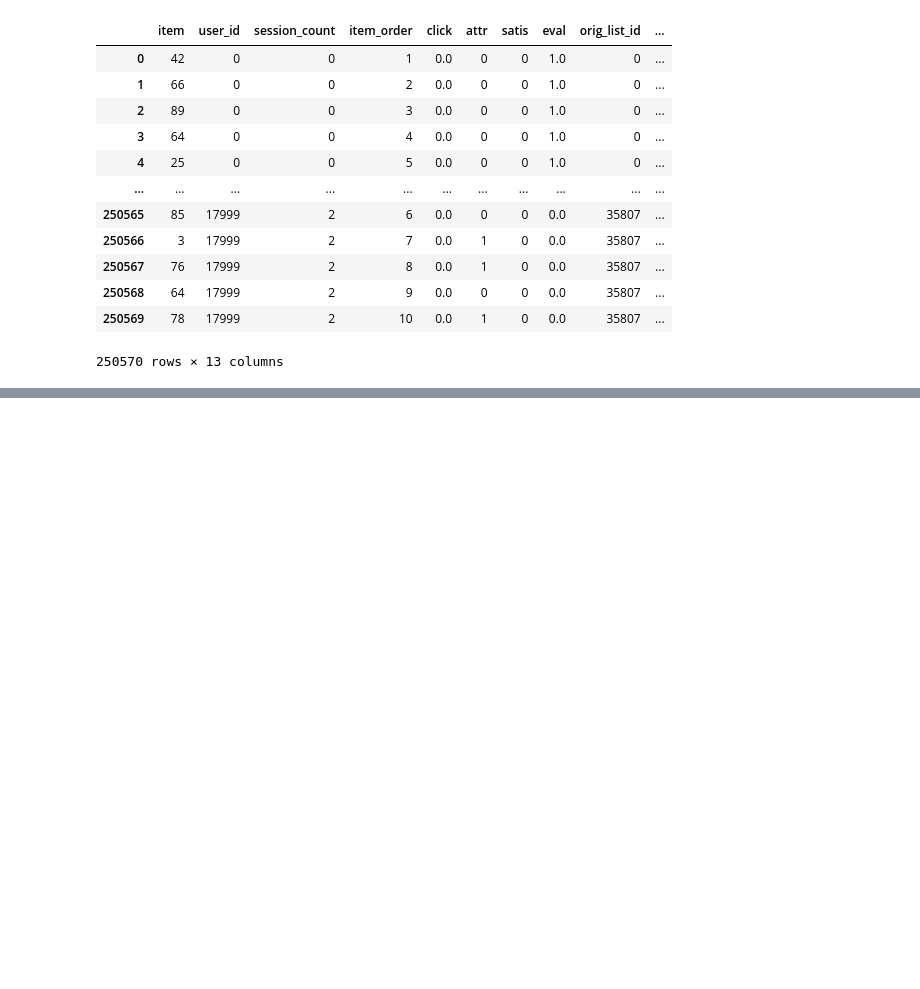
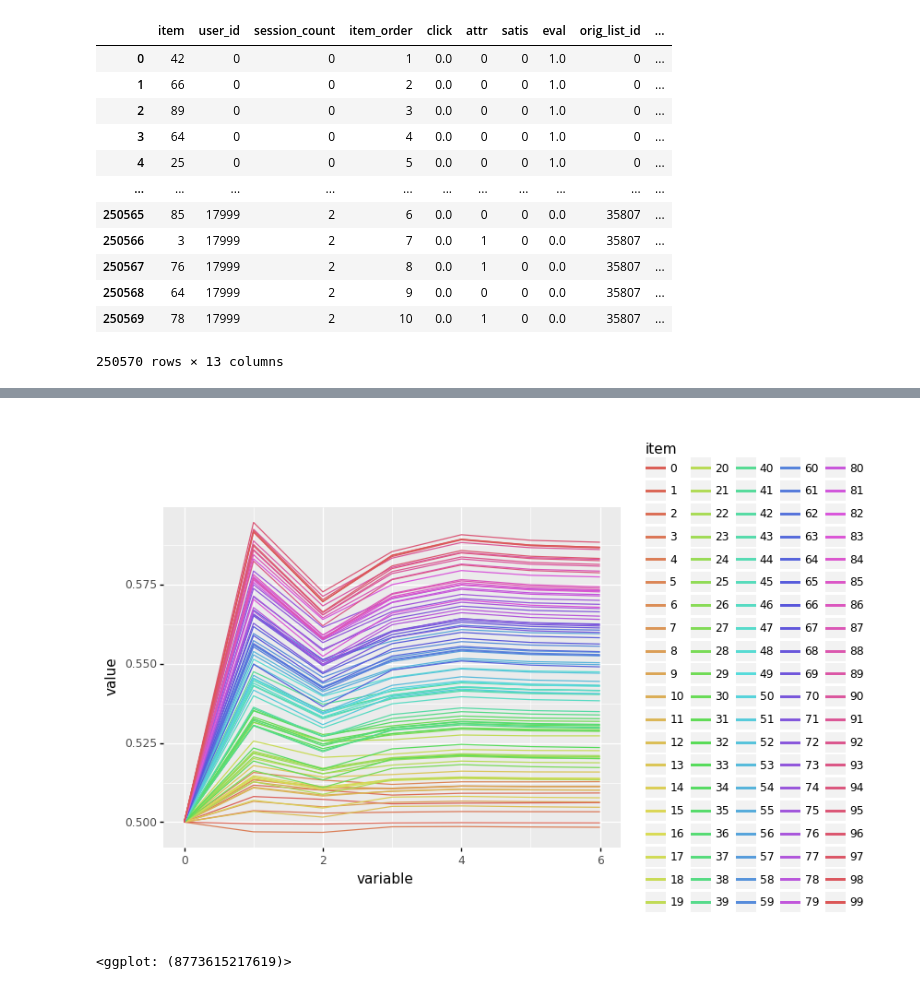
Before and after one commit to cornederuijtnw/GCM, a Jupyter notebook: jupyter notebooks/czm_fit_example.ipynb, the cells around one changed output, grey strips where cells are left out. Saved outputs shown, nothing was run; the diff lists cells and outputs as text; code cells hidden in the pictures; blank space fills up the shorter version.

```diff
--- a/jupyter notebooks/czm_fit_example.ipynb
+++ b/jupyter notebooks/czm_fit_example.ipynb
@@ -197,0 +192,26 @@ Running M-step ...
+# %%
+# Combine the results:
+phi_A_all = []
+phi_S_all = []
+gamma_all = []
+for param_val in res[1]:
+    phi_A_all.append(param_val['phi_A'].reshape(-1, 1))
+    phi_S_all.append(param_val['phi_S'].reshape(-1, 1))
+    gamma_all.append(param_val['gamma'][0])
+
+phi_A_mat = np.hstack(phi_A_all)
+phi_S_mat = np.hstack(phi_S_all)
+gamma_mat = np.hstack(gamma_all)
+# %%
+phi_A_pd = pd.DataFrame(phi_A_mat)
+phi_A_pd['item'] = np.arange(phi_A_pd.shape[0])
+phi_A_pd = pd.melt(phi_A_pd, id_vars=['item'])
+phi_A_pd['variable'] = phi_A_pd['variable'].astype(float)
+phi_A_pd['item'] = phi_A_pd['item'].astype('category')
+
+(ggplot(phi_A_pd) +
+geom_line(aes(x='variable', y='value', color='item'))
+)
+# %% [output]
+[figure, added]
+<ggplot: (8773615217619)>
```
Also changed, not shown: parts of 11 cells of this notebook, 13 other files.
